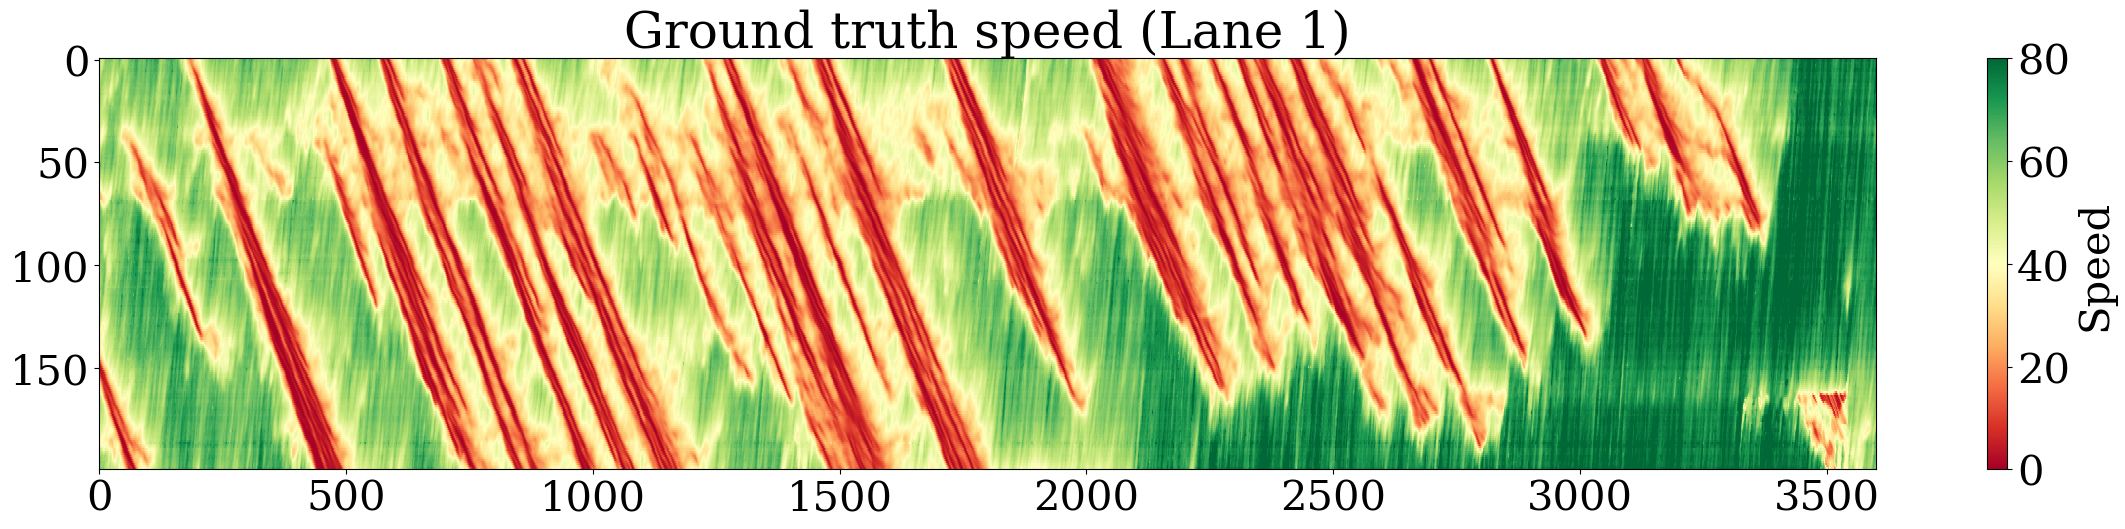
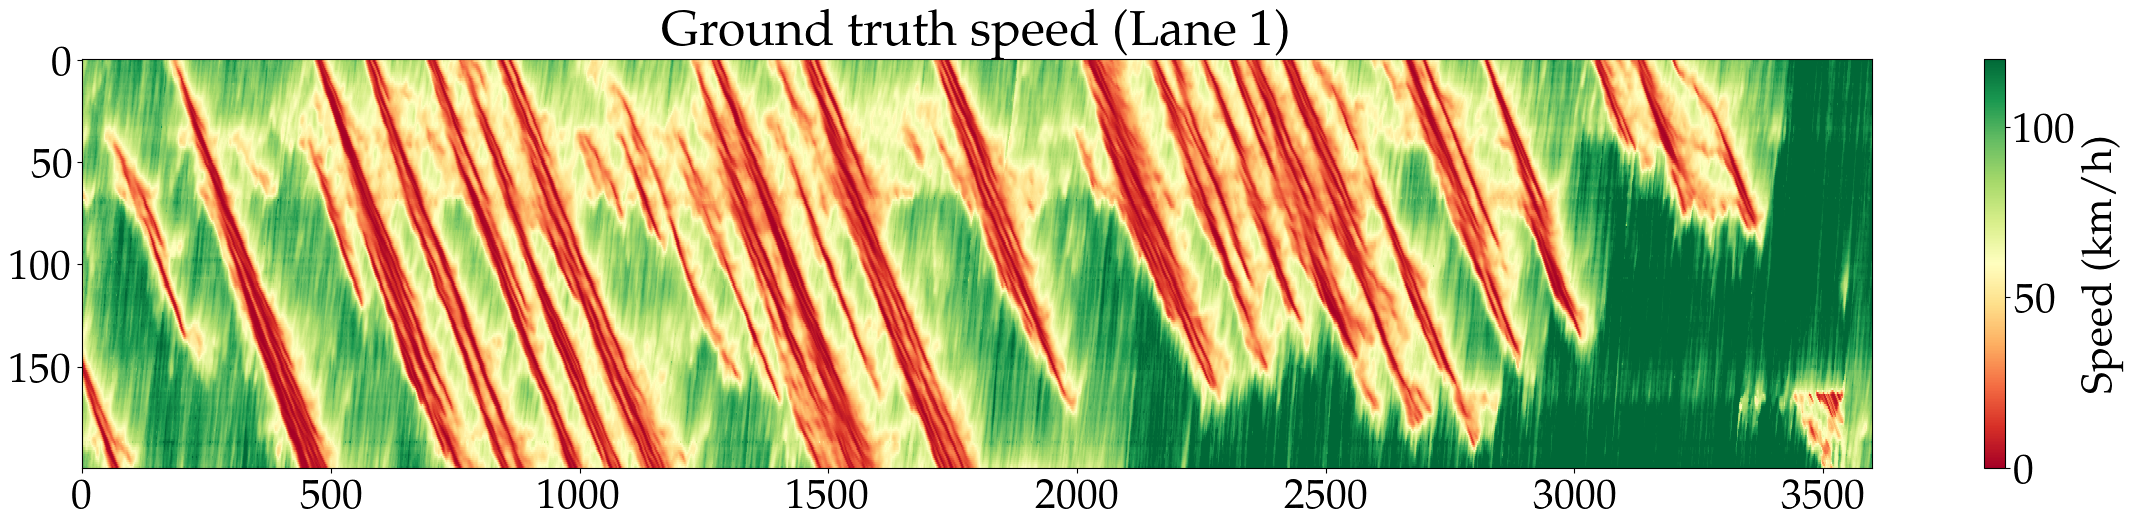
The change to this notebook cell's code, shown as a diff; its figure went from the first image to the second:
--- before
+++ after
@@ -1,6 +1,7 @@
 plt.figure(figsize=(24, 6))
 plt.rcParams.update({'font.size': 30, 'font.family': 'serif'})
-plt.imshow(motion, cmap='RdYlGn', interpolation='nearest', origin='lower',vmin=0, vmax=80, aspect='auto')
-plt.colorbar(label='Speed')
+plt.imshow(MILE_TO_KM * motion, cmap='RdYlGn', interpolation='nearest', 
+           origin='lower',vmin=0, vmax=120, aspect='auto')
+plt.colorbar(label='Speed (km/h)')
 plt.title('Ground truth speed (Lane 1)')
 plt.tight_layout()

Commit: Update